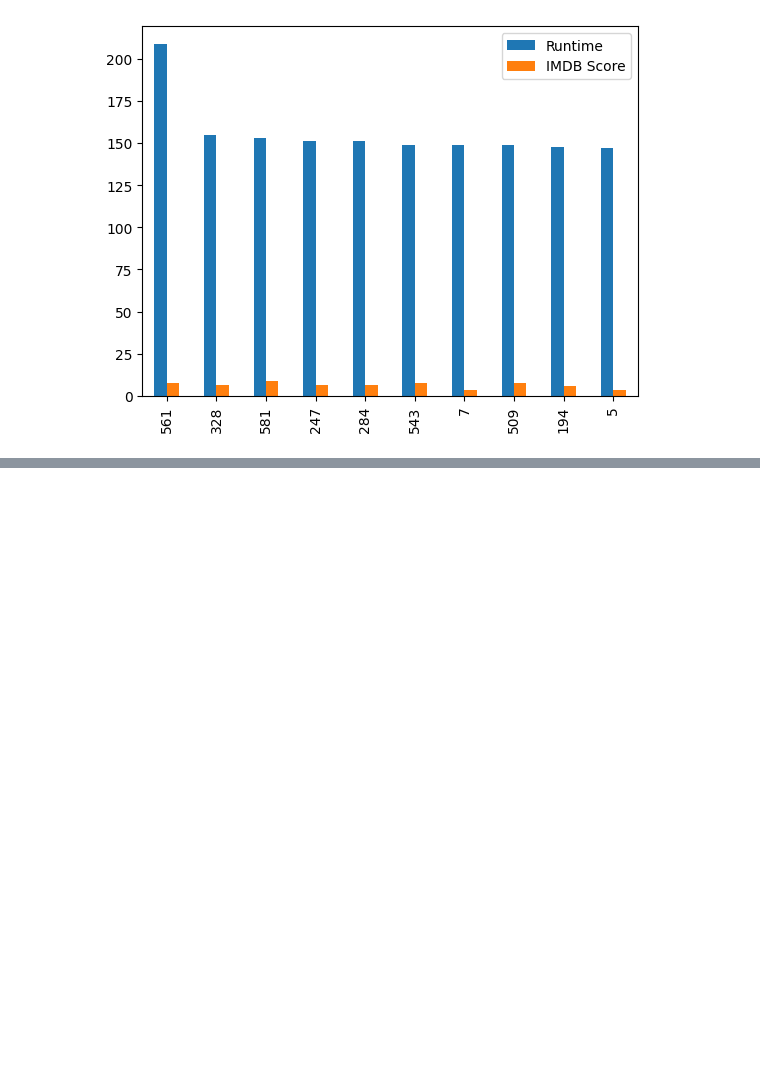
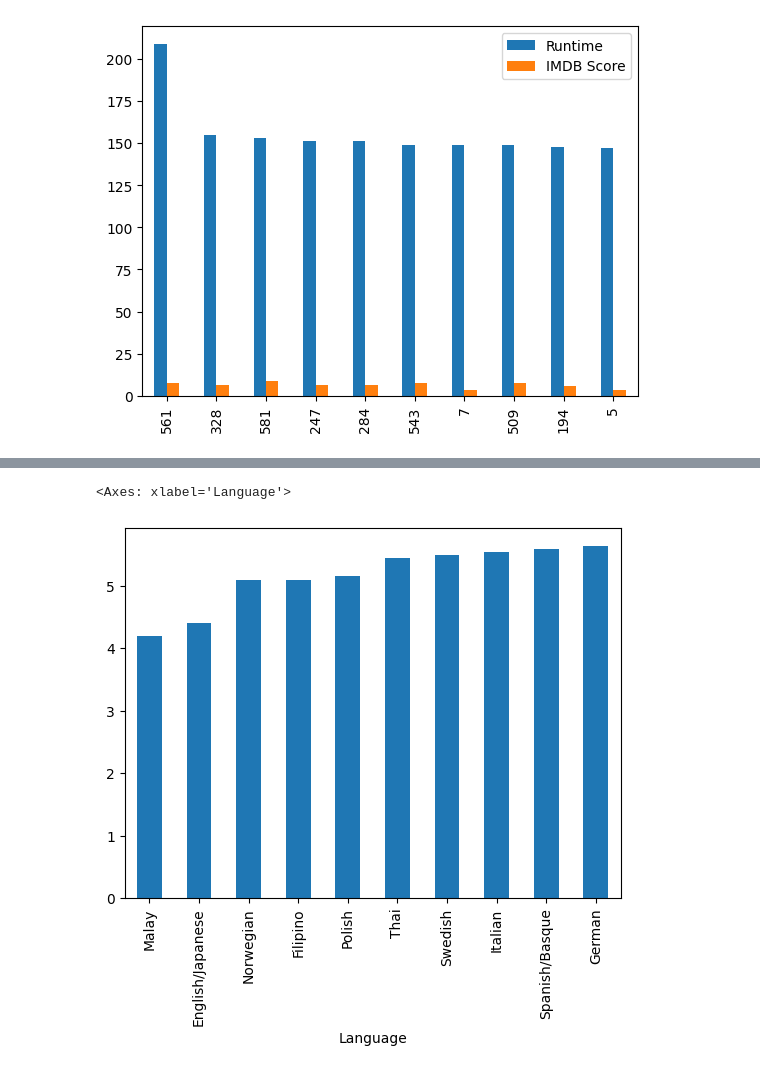
Before and after one commit to Yashzope/EDA_PracT, a Jupyter notebook: EDA_PracT1.ipynb, the cells around one changed output, grey strips where cells are left out. Drawn from its saved outputs; the diff is of its cells as text; code cells hidden in the pictures; blank space fills up the shorter version.

```diff
--- a/EDA_PracT1.ipynb
+++ b/EDA_PracT1.ipynb
@@ -379,0 +396,4 @@ df.sort_values(by='Runtime'	,ascending = False).head(10).plot(kind='bar')
+# %%
+#Which genre has the highest IMDB rating among movies shot in English?
+eng_movie = df['Language']=='English'
+eng_movie
@@ -379,0 +415,2 @@ df.sort_values(by='Runtime'	,ascending = False).head(10).plot(kind='bar')
+# %%
+eng_movie = df.loc[eng_movie]
@@ -379,0 +433,3 @@ df.sort_values(by='Runtime'	,ascending = False).head(10).plot(kind='bar')
+# %%
+df=eng_movie.sort_values(by='IMDB Score',ascending=False).head(10)
+df.Genre
@@ -379,0 +490,9 @@ df.sort_values(by='Runtime'	,ascending = False).head(10).plot(kind='bar')
+# %%
+#Which Language Movies Have the Lowest Average IMDB Rating?
+df7=df.groupby('Language')['IMDB Score'].mean()
+# %%
+df7.sort_values(ascending=True).head(10).plot(kind = 'bar')
+#visualization of least average rated movies in different language
+# %% [output]
+<Axes: xlabel='Language'>
+[figure, added]
```
Also changed, not shown: parts of 19 cells of this notebook.
